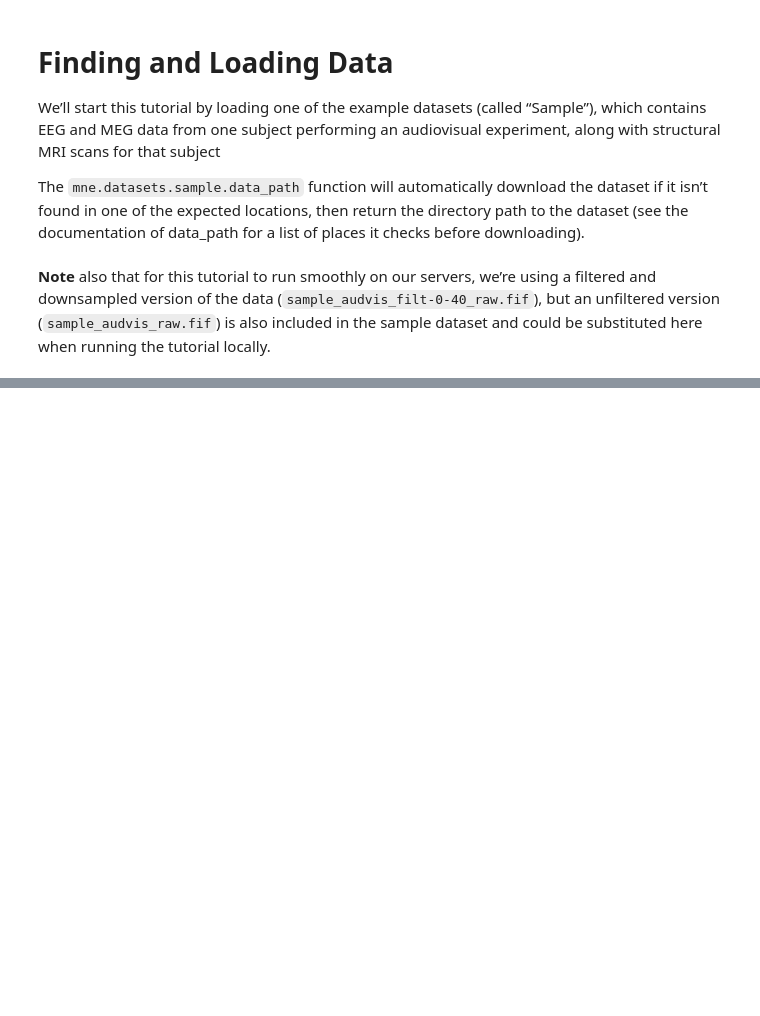
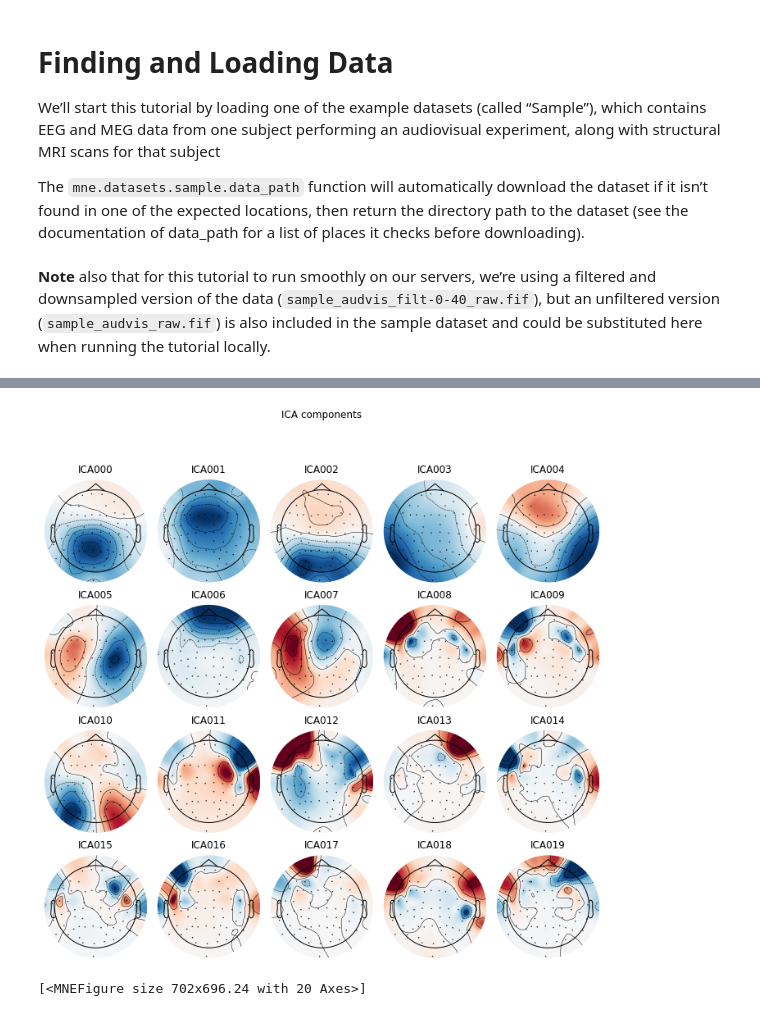
Before and after one commit to HamidMandi/MNE, a Jupyter notebook: Overview_of_MEG_EEG_analysis_with_MNE_Python.ipynb, the cells around one changed output, grey strips where cells are left out. Drawn from its saved outputs; the diff is of its cells as text; code cells hidden in the pictures; blank space fills up the shorter version.

```diff
--- a/Overview_of_MEG_EEG_analysis_with_MNE_Python.ipynb
+++ b/Overview_of_MEG_EEG_analysis_with_MNE_Python.ipynb
@@ -67,0 +171,4 @@ Ready.
+# %%
+# set up and fit the ICA
+ica = mne.preprocessing.ICA(n_components=20, random_state=97, max_iter=800)
+ica.fit(eeg_eog.copy().filter(8,35))
@@ -67,0 +194,5 @@ Ready.
+# %%
+ica.plot_components(outlines="skirt")
+# %% [output]
+[figure, added]
+[<MNEFigure size 702x696.24 with 20 Axes>]
```
Also changed, not shown: parts of 33 cells of this notebook.
